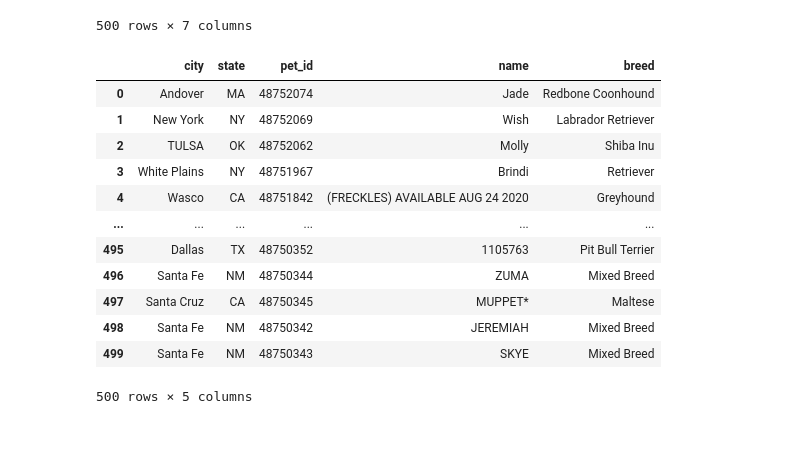
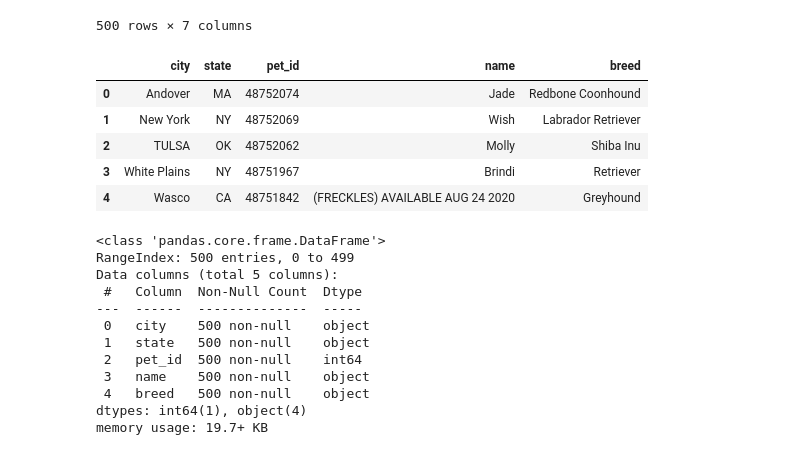
Before and after one commit to hannah8075/ETL-challenge, a Jupyter notebook: Petfinder_data_cleaning.ipynb, the cells around one changed output. Saved outputs shown, nothing was run; the diff lists cells and outputs as text; code cells hidden in the pictures.

```diff
--- a/Petfinder_data_cleaning.ipynb
+++ b/Petfinder_data_cleaning.ipynb
@@ -141,23 +141,32 @@ dogs_df
 # %%
 # Dropping extra breed columns
 dogs_df.drop(columns =["breed"], inplace = True)
 dogs_df.drop(columns =["secondary breed"], inplace = True)
 dogs_df.rename(columns = {'primary breed':'breed'}, inplace = True)
-dogs_df
+dogs_df.head()
 # %% [output]
 |  | city | state | pet_id | name | breed |
 | 0 | Andover | MA | 48752074 | Jade | Redbone Coonhound |
 | 1 | New York | NY | 48752069 | Wish | Labrador Retriever |
 | 2 | TULSA | OK | 48752062 | Molly | Shiba Inu |
 | 3 | White Plains | NY | 48751967 | Brindi | Retriever |
 | 4 | Wasco | CA | 48751842 | (FRECKLES) AVAILABLE AUG 24 2020 | Greyhound |
-| ... | ... | ... | ... | ... | ... |
-| 495 | Dallas | TX | 48750352 | 1105763 | Pit Bull Terrier |
-| 496 | Santa Fe | NM | 48750344 | ZUMA | Mixed Breed |
-| 497 | Santa Cruz | CA | 48750345 | MUPPET* | Maltese |
-| 498 | Santa Fe | NM | 48750342 | JEREMIAH | Mixed Breed |
-| 499 | Santa Fe | NM | 48750343 | SKYE | Mixed Breed |
-500 rows × 5 columns
+# %%
+#check data types
+dogs_df.info()
+# %% [output]
+<class 'pandas.core.frame.DataFrame'>
+RangeIndex: 500 entries, 0 to 499
+Data columns (total 5 columns):
+ #   Column  Non-Null Count  Dtype
+---  ------  --------------  -----
+ 0   city    500 non-null    object
+ 1   state   500 non-null    object
+ 2   pet_id  500 non-null    int64
+ 3   name    500 non-null    object
+ 4   breed   500 non-null    object
+dtypes: int64(1), object(4)
+memory usage: 19.7+ KB
 # %%
 #aggregate breed to see number of breeds available for adoption
 breed_count = pd.DataFrame(dogs_df['breed'].value_counts())
```
Also changed, not shown: parts of 1 cell of this notebook.
